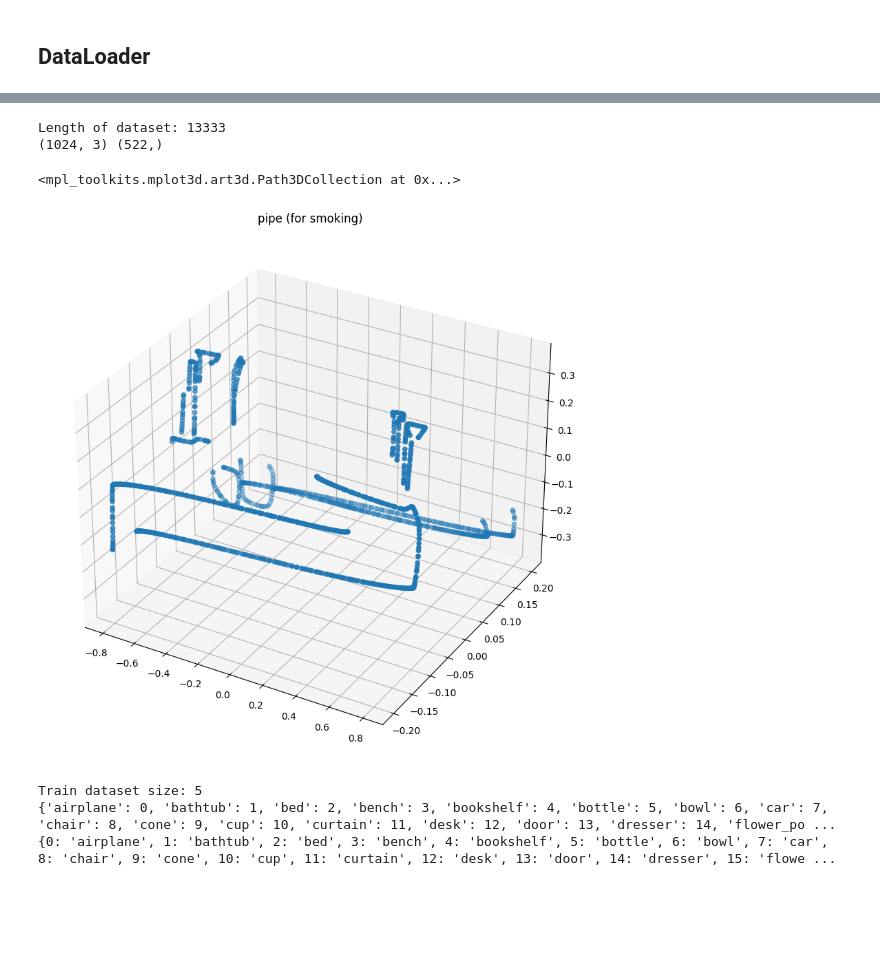
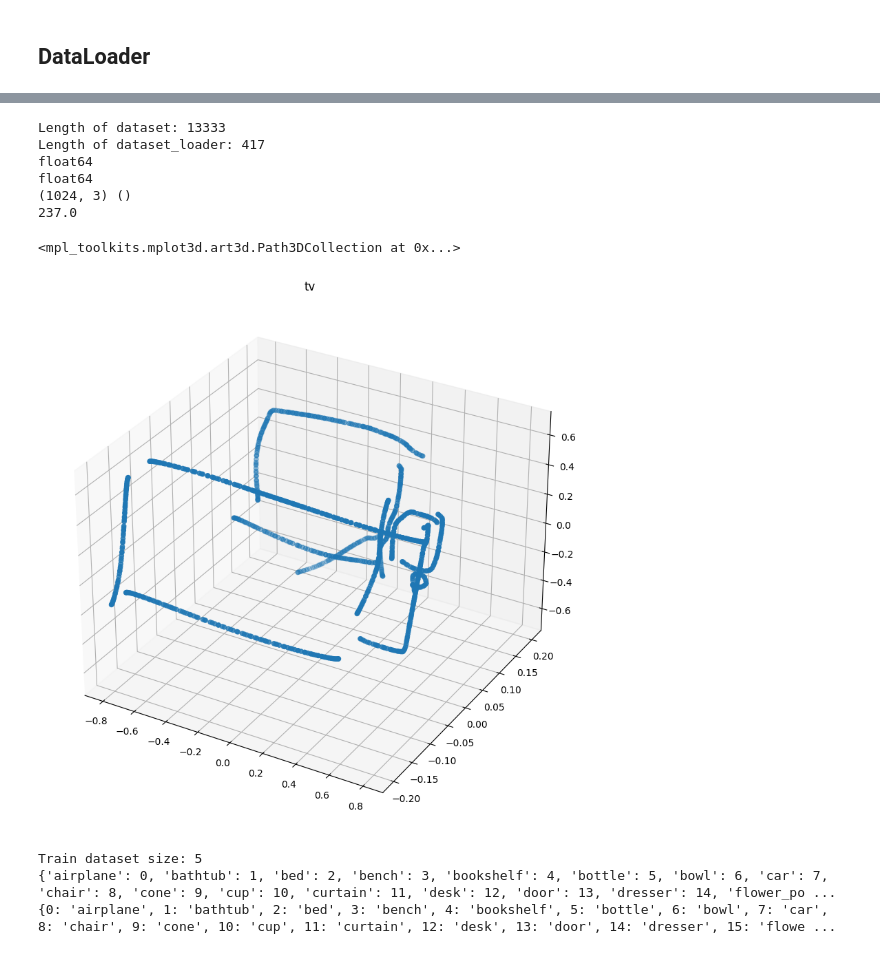
Before and after one commit to AkaCoder404/3DNN, a Jupyter notebook: vis_tu_berlin.ipynb, the cells around one changed output, grey strips where cells are left out. Drawn from its saved outputs; the diff is of its cells as text; code cells hidden in the pictures; blank space fills up the shorter version.

```diff
--- a/vis_tu_berlin.ipynb
+++ b/vis_tu_berlin.ipynb
@@ -121,19 +108,27 @@ dataset_loader = DataLoader(dataset, batch_size=32, shuffle=True, num_workers=4)
 # %%
 print(f"Length of dataset: {len(dataset)}")
 print(f"Length of dataset_loader: {len(dataset_loader)}")
 
+print(dataset[0][0].dtype)
+print(dataset[0][1].dtype)
+
 # Get an item
-item = 7
+item = 1005
 point_cloud, label = dataset[item]
 print(point_cloud.shape, label.shape)
 X, Y, Z = point_cloud[:, 0], point_cloud[:, 1], point_cloud[:, 2]
 
 fig, ax = plt.subplots(1, 1, subplot_kw={'projection': '3d'}, figsize=(10, 10))
-plt.title(idx_classes[label[0]])
+print(label)
+plt.title(idx_classes[label])
 ax.scatter(X, Y, Z)
 # %% [output]
 Length of dataset: 13333
-(1024, 3) (522,)
+Length of dataset_loader: 417
+float64
+float64
+(1024, 3) ()
+237.0
 <mpl_toolkits.mplot3d.art3d.Path3DCollection at 0x...>
-[figure, old version]
+[figure, new version]
 # %%
```
Also changed, not shown: parts of 3 cells of this notebook, 5 other files.
